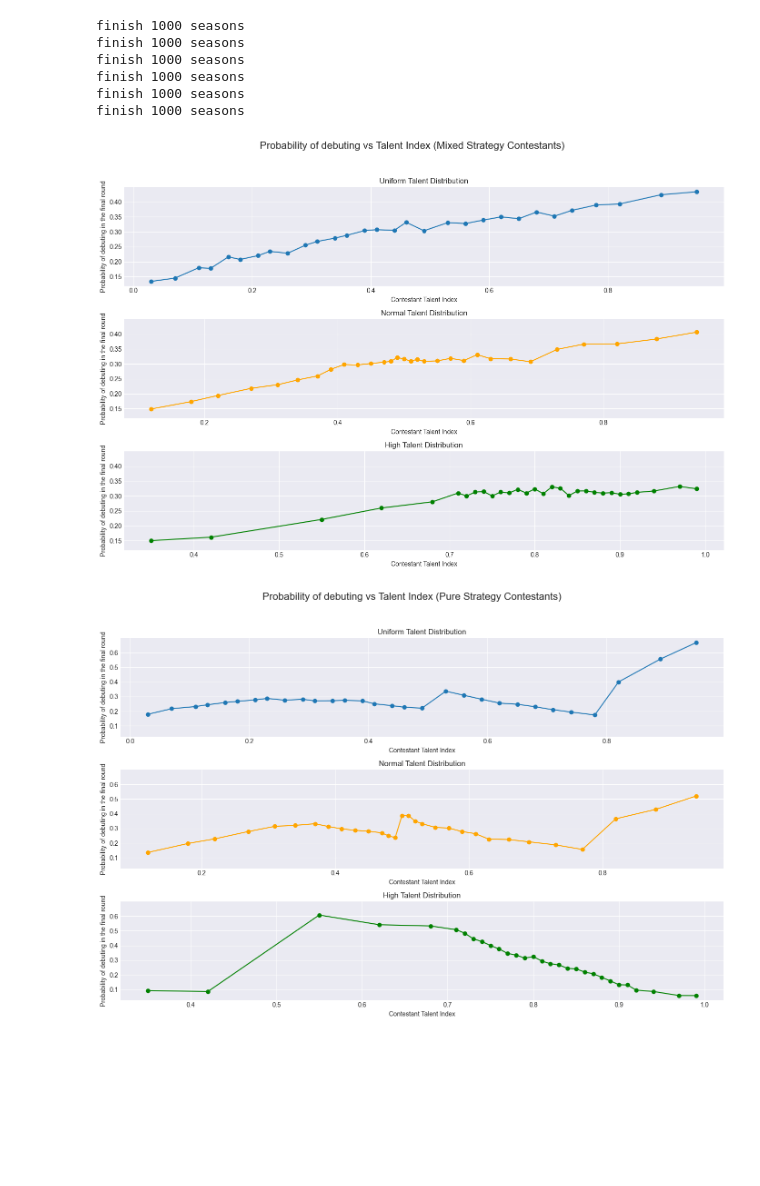
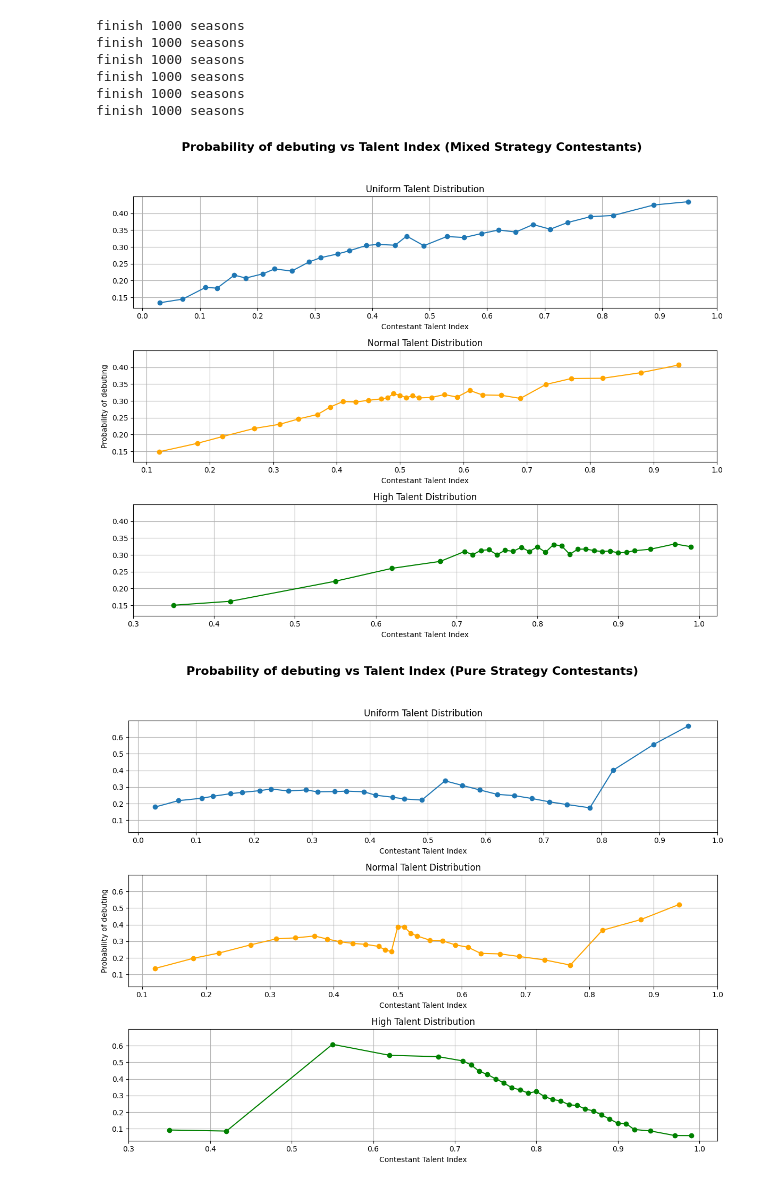
Before and after one commit to tonyl15/FIT3139-2025-S1-FINAL-PROJECT, a Jupyter notebook: FinalProject_33880069.ipynb, the cells around one changed output. Drawn from its saved outputs; the diff is of its cells as text; code cells hidden in the pictures; blank space fills up the shorter version.

Commit message:
fix plot formatting

```diff
--- a/FinalProject_33880069.ipynb
+++ b/FinalProject_33880069.ipynb
@@ -516,42 +516,44 @@ def plot_debut_chances(contestant_strategy):
             elif pool_idx == 2: # Many high talents contestants probabilities
                 high_debut_prob.append(state_probabilities[2])
 
-    # Create subplots stacked vertically, shorter height
-    fig, axs = plt.subplots(3, 1, figsize=(14, 10), sharex=False, sharey=True)
+    # Use default matplotlib style for white background
+    plt.style.use('default')
+    fig, axs = plt.subplots(3, 1, figsize=(12, 10), sharex=False, sharey=True)
 
     # Uniform
     axs[0].plot(uniform_distribution_talents, uniform_debut_prob, 'o-')
     axs[0].set_title("Uniform Talent Distribution")
     axs[0].set_xlabel("Contestant Talent Index")
-    axs[0].set_ylabel("Probability of debuting in the final round")
     axs[0].grid(True)
+    axs[0].set_xticks(np.arange(0, 1.01, 0.1))
 
     # Normal
     axs[1].plot(normal_distribution_talents, normal_debut_prob, 'o-', color='orange')
     axs[1].set_title("Normal Talent Distribution")
     axs[1].set_xlabel("Contestant Talent Index")
-    axs[1].set_ylabel("Probability of debuting in the final round")
+    axs[1].set_ylabel("Probability of debuting")
     axs[1].grid(True)
+    axs[1].set_xticks(np.arange(0.1, 1.01, 0.1))
 
     # Many High Talents
     axs[2].plot(many_high_talents, high_debut_prob, 'o-', color='green')
     axs[2].set_title("High Talent Distribution")
     axs[2].set_xlabel("Contestant Talent Index")
-    axs[2].set_ylabel("Probability of debuting in the final round")
     axs[2].grid(True)
+    axs[2].set_xticks(np.arange(0.3, 1.01, 0.1))
 
     if contestant_strategy == ContestantType.MIXED_STRATEGY:
         title = "Mixed"
     else:
         title = "Pure"
-    fig.suptitle(f"Probability of debuting vs Talent Index ({title} Strategy Contestants)", fontsize=16)
+    fig.suptitle(f"Probability of debuting vs Talent Index ({title} Strategy Contestants)", fontsize=16, fontweight='bold')
     plt.tight_layout(rect=[0, 0.03, 1, 0.95])
     plt.show()
 
 plot_debut_chances(ContestantType.MIXED_STRATEGY)
 plot_debut_chances(ContestantType.PURE_STRATEGY)
 # %% [output]
-[figure, old version]
+[figure, new version]
-[figure, old version]
+[figure, new version]
 # %%
 def plot_elimination_probabilities(contestant_strategy, most_talented_idx=0.8):
```
Also changed, not shown: parts of 1 cell of this notebook.
